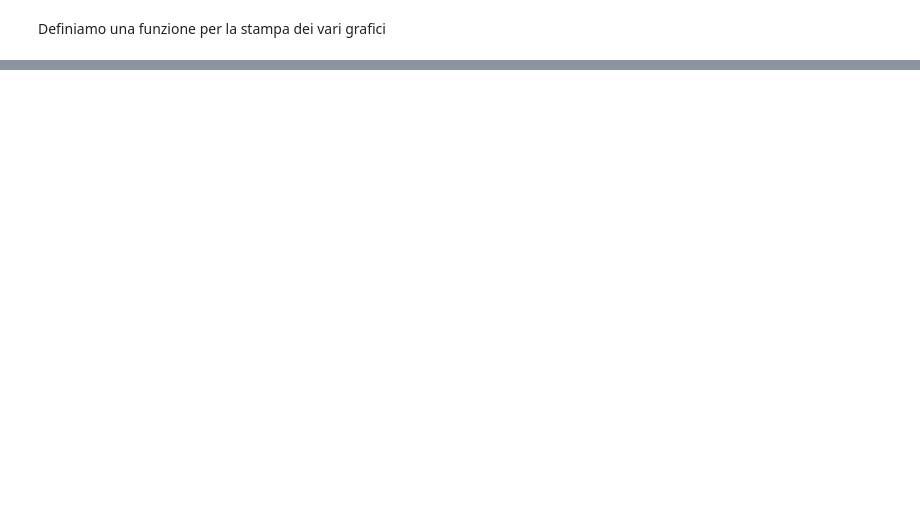
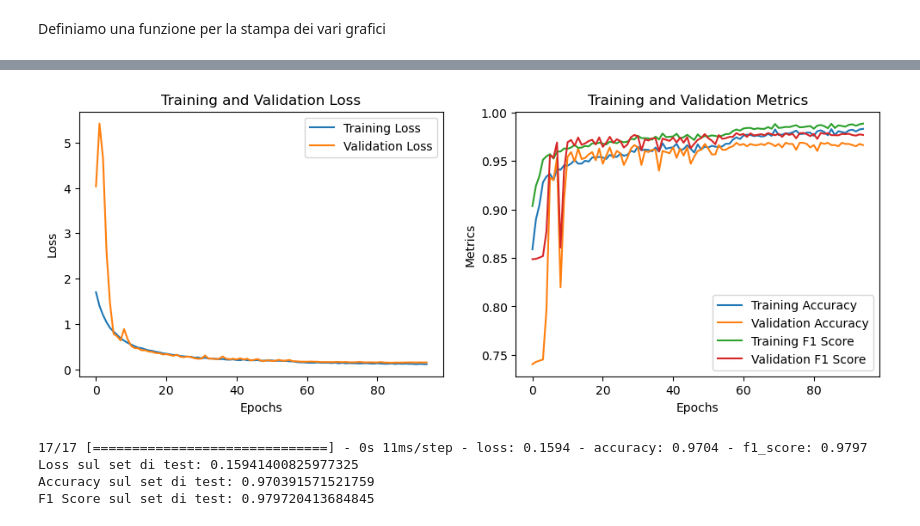
Before and after one commit to MarcoLor01/MachineLearningProject, a Jupyter notebook: pneumonia.ipynb, the cells around one changed output, grey strips where cells are left out. Cells and saved outputs as stored; diff of their text form; code cells hidden in the pictures; blank space fills up the shorter version.

```diff
--- a/pneumonia.ipynb
+++ b/pneumonia.ipynb
@@ -253,18 +385,0 @@ X_val = np.expand_dims(X_val_normalized, axis=-1)
-# %%
-from tensorflow.keras.preprocessing.image import ImageDataGenerator
-
-train_datagen = ImageDataGenerator(
-    vertical_flip=True,
-    width_shift_range=0.1,
-    height_shift_range=0.1,
-    shear_range=0.2,
-    horizontal_flip=False,  # Non riflettere lungo l'asse x per immagini mediche
-    fill_mode='nearest'
-)
-
-# Definisci il generatore di dati per il set di validazione senza data augmentation
-val_datagen = ImageDataGenerator()
-
-# Assicurati di adattare i generatori ai tuoi dati
-train_generator = train_datagen.flow(X_train, y_train, batch_size=32)
-val_generator = val_datagen.flow(X_val, y_valid, batch_size=32)
@@ -356,0 +521,8 @@ pip install keras-tuner --upgrade
+# %%
+# Compilazione del modello
+cnn3.compile(optimizer='adam', loss='binary_crossentropy', metrics=['accuracy', f1_score])
+
+reduce_lr = ReduceLROnPlateau(monitor='val_loss', factor=0.1, patience=5, min_lr=0.00001)
+early_stopping = EarlyStopping(monitor='val_loss', patience=10, restore_best_weights=True)
+
+cnn3.summary()
@@ -356,0 +547,9 @@ pip install keras-tuner --upgrade
+# %%
+history5 = cnn3.fit(
+    train_generator,
+    steps_per_epoch=len(X_train_normalized) // 32,
+    epochs=120,
+    validation_data=val_generator,
+    validation_steps=len(X_val_normalized) // 32,
+    callbacks=[early_stopping, reduce_lr]
+)
@@ -356,0 +574,15 @@ pip install keras-tuner --upgrade
+# %%
+graphics(history5)
+# %% [output]
+[figure, added]
+# %%
+test_loss, test_accuracy, test_f1 = cnn3.evaluate(X_test_expand, y_test, batch_size=64)
+
+print(f"Loss sul set di test: {test_loss}")
+print(f"Accuracy sul set di test: {test_accuracy}")
+print(f"F1 Score sul set di test: {test_f1}")
+# %% [output]
+17/17 [==============================] - 0s 11ms/step - loss: 0.1594 - accuracy: 0.9704 - f1_score: 0.9797
+Loss sul set di test: 0.15941400825977325
+Accuracy sul set di test: 0.970391571521759
+F1 Score sul set di test: 0.979720413684845
```
Also changed, not shown: parts of 58 cells of this notebook.
